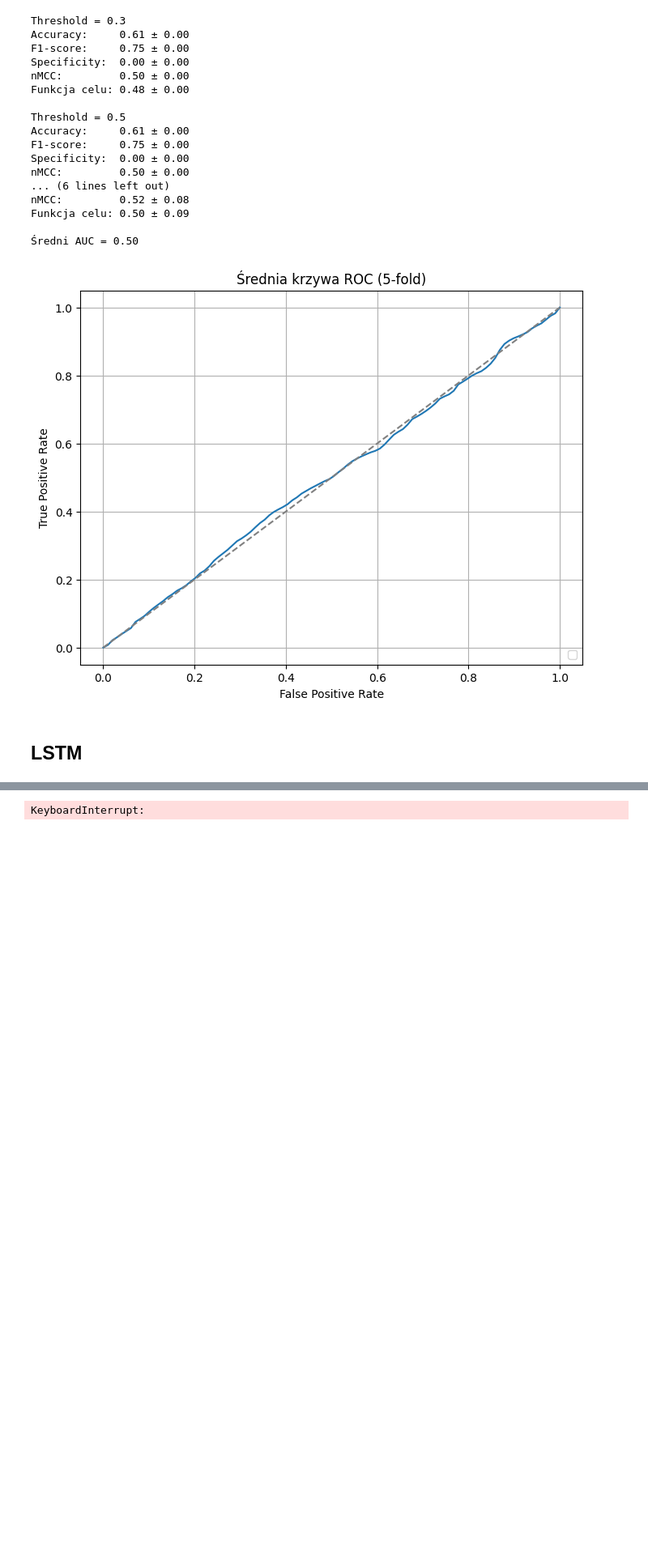
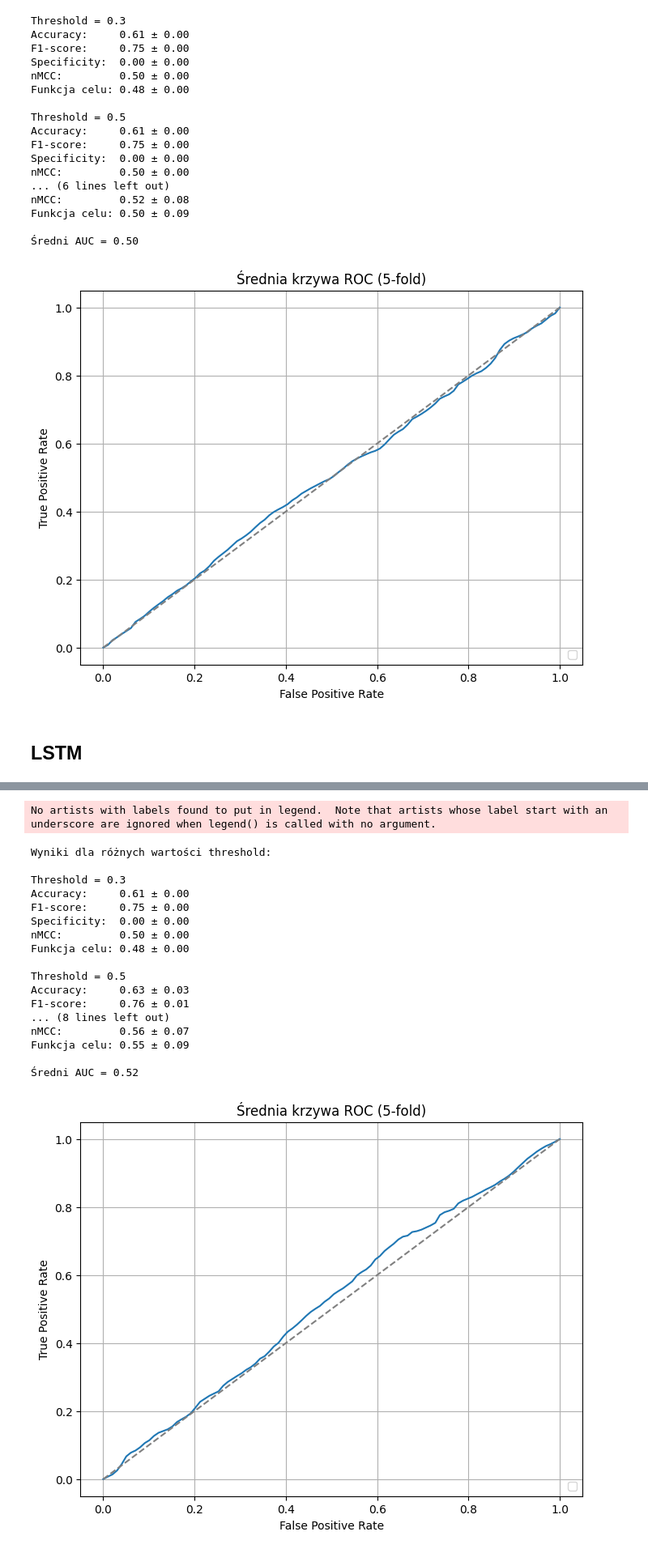
Before and after one commit to KulsonKula/Application-of-artificial-intelligence-methods-for-arrhythmia-detection-based-on-PPG-signal, a Jupyter notebook: src/kfold/nauka_bezchech.ipynb, the cells around one changed output, grey strips where cells are left out. Shown at 81% size. Drawn from its saved outputs; the diff is of its cells as text; code cells hidden in the pictures; blank space fills up the shorter version.

```diff
--- a/src/kfold/nauka_bezchech.ipynb
+++ b/src/kfold/nauka_bezchech.ipynb
@@ -29,7 +29,7 @@ import numpy as np
 import pandas as pd
 
 def evaluate_given_keras_model(model_builder, scheduler=None, folds=5, prefix="data_no_features/fold_",
-                                epochs=EPOCHS, batch_size=BATCH_SIZE, thresholds=[0.5], verbose=0):
+                                epochs=EPOCHS, batch_size=BATCH_SIZE, thresholds=[0.5], verbose=0,save=0):
     auc_scores = []
     all_y_true = []
     all_y_pred_prob = []
@@ -141,6 +141,9 @@ def evaluate_given_keras_model(model_builder, scheduler=None, folds=5, prefix="d
     plt.legend(loc='lower right')
     plt.grid(True)
     plt.show()
+
+    if save:
+        model.save("LSTM_MODEL.keras")
 # %% [markdown]
 ## DENSE
 # %%
@@ -312,5 +315,5 @@ def build_model(input_dim):
     return model
 
 scheduler = LearningRateScheduler(custom_scheduler)
-evaluate_given_keras_model(build_model,thresholds=[0.3, 0.5, 0.7], scheduler=scheduler,verbose=1)
+evaluate_given_keras_model(build_model,thresholds=[0.3, 0.5, 0.7], scheduler=scheduler,verbose=0,save=1)
 # %% [output]
@@ -319 +325,19 @@ evaluate_given_keras_model(build_model,thresholds=[0.3, 0.5, 0.7], scheduler=sch
-KeyboardInterrupt:
+No artists with labels found to put in legend.  Note that artists whose label start with an underscore are ignored when legend() is called with no argument.
+Wyniki dla różnych wartości threshold:
+
+Threshold = 0.3
+Accuracy:     0.61 ± 0.00
+F1-score:     0.75 ± 0.00
+Specificity:  0.00 ± 0.00
+nMCC:         0.50 ± 0.00
+Funkcja celu: 0.48 ± 0.00
+
+Threshold = 0.5
+Accuracy:     0.63 ± 0.03
+F1-score:     0.76 ± 0.01
+... (8 lines left out)
+nMCC:         0.56 ± 0.07
+Funkcja celu: 0.55 ± 0.09
+
+Średni AUC = 0.52
+[figure, added]
```
Also changed, not shown: parts of 1 cell of this notebook, 18 other files.
